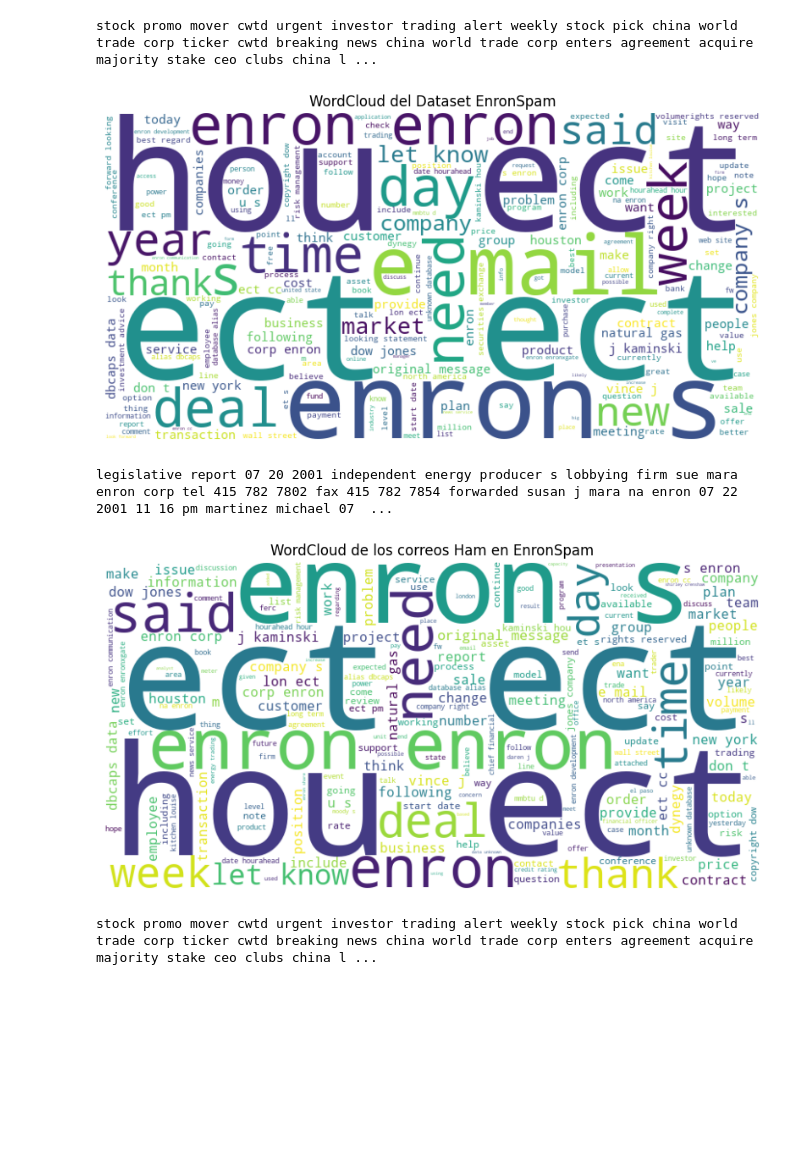
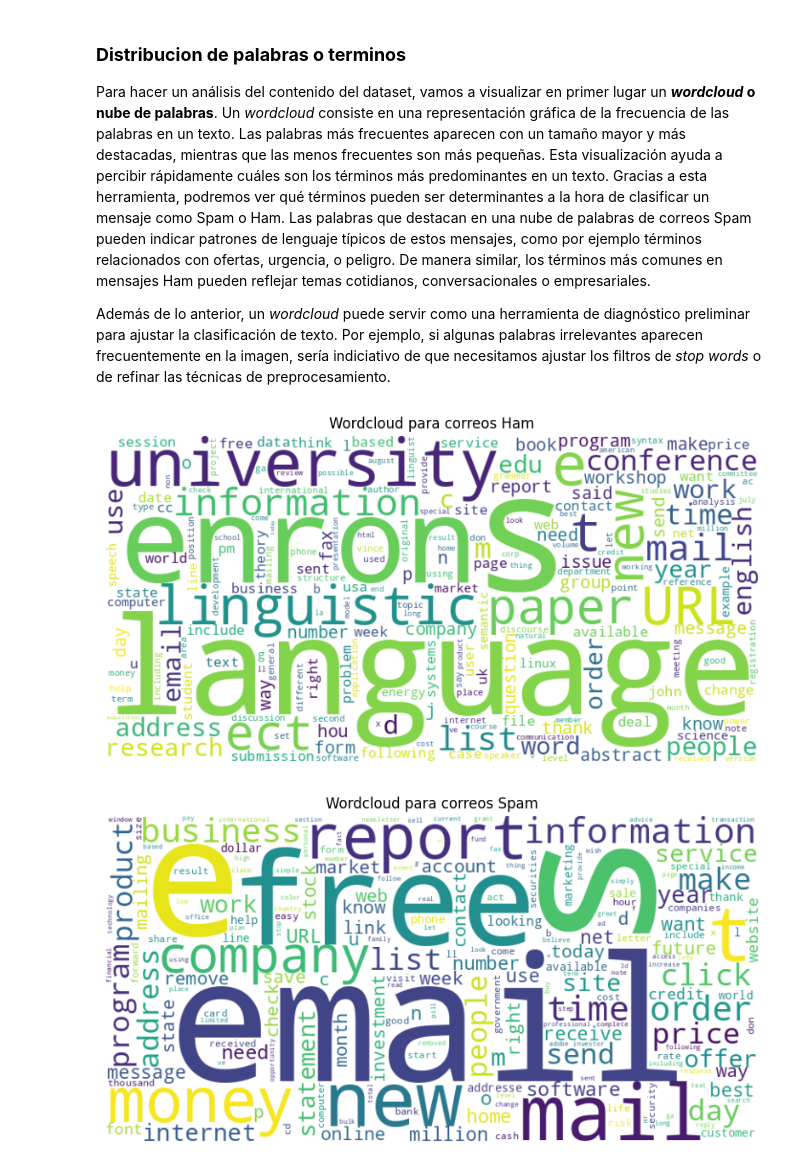
Before and after one commit to monicacg1111/TFG, a Jupyter notebook: Visualizacion.ipynb, the cells around one changed output. Cells and saved outputs as stored; diff of their text form; code cells hidden in the pictures; blank space fills up the shorter version.

Commit message:
Actualizada Visualizacion y Memoria

```diff
--- a/Visualizacion.ipynb
+++ b/Visualizacion.ipynb
@@ -52,5 +199,3 @@ def preprocesamiento(data):
     data['Body'] = data['Body'].apply(lambda x: ' '.join([word for word in x.split() if word.lower() not in stop_words_list]))
 
     return data
-# %%
-data1=preprocesamiento(data1)
@@ -74,0 +202,4 @@ data1
+# %%
+data1_clean=preprocesamiento(data1)
+data2_clean=preprocesamiento(data2)
+data3_clean=preprocesamiento(data3)
@@ -74,0 +224,6 @@ data1
+# %%
+#Concatenar los tres dataframes
+data_clean = pd.concat([data1_clean, data2_clean, data3_clean], ignore_index=True)
+
+# Verificar la información del DataFrame
+print(data_clean.info())
@@ -74,0 +296,4 @@ data1
+# %%
+data_clean['num_characters'] = data_clean['Body'].apply(len)
+data_clean['num_words'] = data_clean['Body'].apply(lambda x: len(nltk.word_tokenize(x)))
+data_clean['num_sentence'] = data_clean['Body'].apply(lambda x: len(nltk.sent_tokenize(x)))
@@ -172,26 +432,30 @@ Para hacer un estudio de las nuevas características (palabras), vamos a visuali
+# %% [markdown]
+### **Distribucion de palabras o terminos**
+Para hacer un análisis del contenido del dataset, vamos a visualizar en primer lugar un ***wordcloud* o nube de palabras**. Un *wordcloud* consiste en una representación gráfica de la frecuencia de las palabras en un texto. Las palabras más frecuentes aparecen con un tamaño mayor y más destacadas, mientras que las menos frecuentes son más pequeñas. Esta visualización ayuda a percibir rápidamente cuáles son los términos más predominantes en un texto.
+Gracias a esta herramienta, podremos ver qué términos pueden ser determinantes a la hora de clasificar un mensaje como Spam o Ham. Las palabras que destacan en una nube de palabras de correos Spam pueden indicar patrones de lenguaje típicos de estos mensajes, como por ejemplo términos relacionados con ofertas, urgencia, o peligro. De manera similar, los términos más comunes en mensajes Ham pueden reflejar temas cotidianos, conversacionales o empresariales.
+
+Además de lo anterior, un *wordcloud* puede servir como una herramienta de diagnóstico preliminar para ajustar la clasificación de texto. Por ejemplo, si algunas palabras irrelevantes aparecen frecuentemente en la imagen, sería indiciativo de que necesitamos ajustar los filtros de *stop words* o de refinar las técnicas de preprocesamiento.
 # %%
-def Wordcloud(data, titulo):
-    #Concateno todo el texto de los correos electrónicos en una sola cadena
-    texto = " ".join(data['Body'])
-    palabras_mostrar = " ".join(texto.split()[:100])
-    print(palabras_mostrar)
-    # Crear un objeto WordCloud
-    wordcloud = WordCloud(width=800, height=400, background_color='white').generate(texto)
+def generate_wordcloud(datos, title):
+    # Combinar todo el texto del DataFrame en una sola cadena
+    text = " ".join(review for review in datos)
 
-    # Mostrar el WordCloud
-    plt.figure(figsize=(10, 6))
+    #Crear el objeto WordCloud
+    wordcloud = WordCloud(width=800, height=400, background_color='white', collocations=False).generate(text)
+    #Si no quiero términos compuestos incluir collocations=False
+
+    #Visualizar el WordCloud generado
+    plt.figure(figsize=(10,5))
     plt.imshow(wordcloud, interpolation='bilinear')
-    plt.title(titulo)
-    plt.axis('off')  # Ocultar los ejes
+    plt.axis("off")
+    plt.title(title)
     plt.show()
 
+#Wordcloud para correos Ham
+generate_wordcloud(data_clean[data_clean["Label"]==0]['Body'], 'Wordcloud para correos Ham')
 
-Wordcloud(data1, "WordCloud del Dataset EnronSpam")
-Wordcloud(data1[data1["Label"]==0], "WordCloud de los correos Ham en EnronSpam")
-Wordcloud(data1[data1["Label"]==1], "WordCloud de los correos Spam en EnronSpam")
+#Wordcloud para correos Spam
+generate_wordcloud(data_clean[data_clean["Label"]==1]['Body'], 'Wordcloud para correos Spam')
 # %% [output]
-stock promo mover cwtd urgent investor trading alert weekly stock pick china world trade corp ticker cwtd breaking news china world trade corp enters agreement acquire majority stake ceo clubs china l ...
-[figure, old version]
+[figure, new version]
-legislative report 07 20 2001 independent energy producer s lobbying firm sue mara enron corp tel 415 782 7802 fax 415 782 7854 forwarded susan j mara na enron 07 22 2001 11 16 pm martinez michael 07  ...
-[figure, old version]
+[figure, new version]
-stock promo mover cwtd urgent investor trading alert weekly stock pick china world trade corp ticker cwtd breaking news china world trade corp enters agreement acquire majority stake ceo clubs china l ...
```
Also changed, not shown: parts of 66 cells of this notebook, 1 other file.
